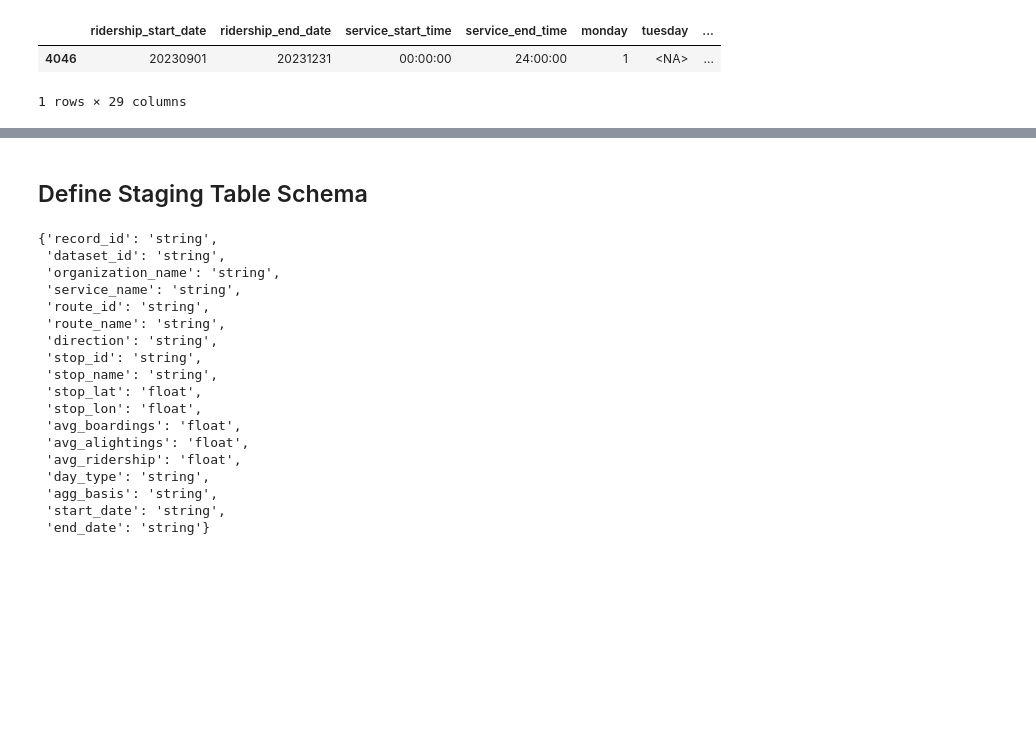
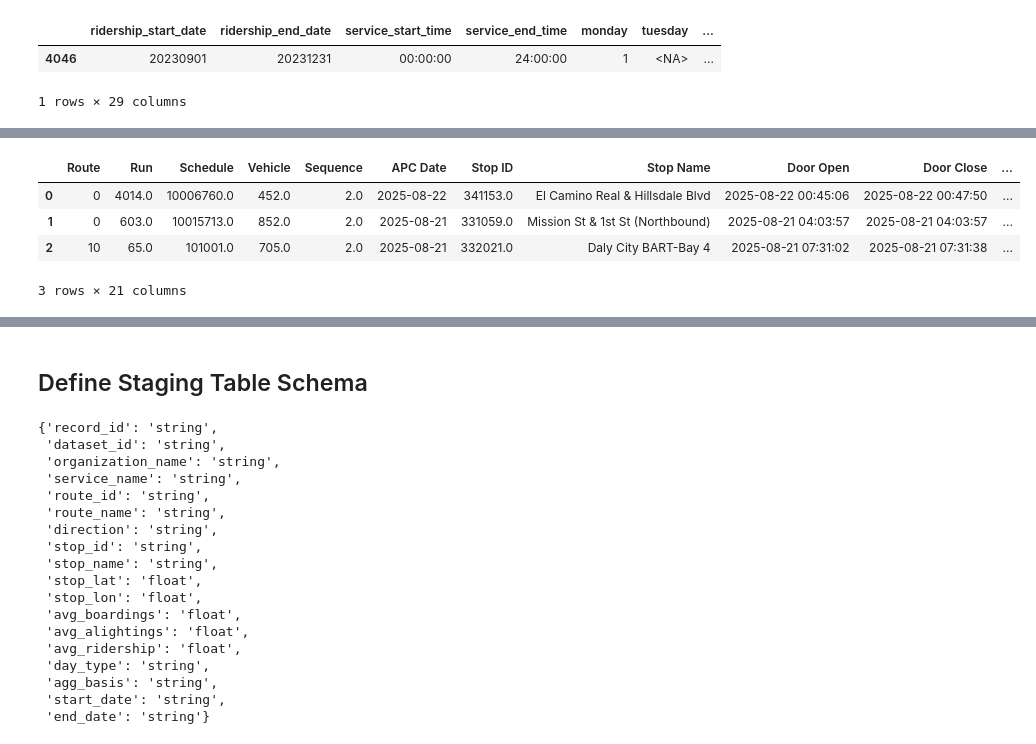
Before and after one commit to cal-itp/transit-ridership-analytics, a Jupyter notebook: Pre-process.ipynb, the cells around one changed output, grey strips where cells are left out. Saved outputs shown, nothing was run; the diff lists cells and outputs as text; code cells hidden in the pictures; blank space fills up the shorter version.

```diff
--- a/Pre-process.ipynb
+++ b/Pre-process.ipynb
@@ -881,0 +896,18 @@ raw_sacrt_export_lr.head()
+# %%
+base_path = "transit_agency_ridership_raw_datasets/SamTrans"
+files = glob(os.path.join(base_path, "**", "*.xlsx"), recursive=True)
+
+raw_samtrans = []
+
+for file in files:
+    t_df = pd.read_excel(file)
+    raw_samtrans.append(t_df)
+
+raw_samtrans = pd.concat(raw_samtrans, ignore_index=True)
+raw_samtrans.head(3)
+# %% [output]
+|  | Route | Run | Schedule | Vehicle | Sequence | APC Date | Stop ID | Stop Name | Door Open | Door Close | ... |
+| 0 | 0 | 4014.0 | 10006760.0 | 452.0 | 2.0 | 2025-08-22 | 341153.0 | El Camino Real & Hillsdale Blvd | 2025-08-22 00:45:06 | 2025-08-22 00:47:50 | ... |
+| 1 | 0 | 603.0 | 10015713.0 | 852.0 | 2.0 | 2025-08-21 | 331059.0 | Mission St & 1st St (Northbound) | 2025-08-21 04:03:57 | 2025-08-21 04:03:57 | ... |
+| 2 | 10 | 65.0 | 101001.0 | 705.0 | 2.0 | 2025-08-21 | 332021.0 | Daly City BART-Bay 4 | 2025-08-21 07:31:02 | 2025-08-21 07:31:38 | ... |
+3 rows × 21 columns
```
Also changed, not shown: parts of 20 cells of this notebook, 10 other files.
